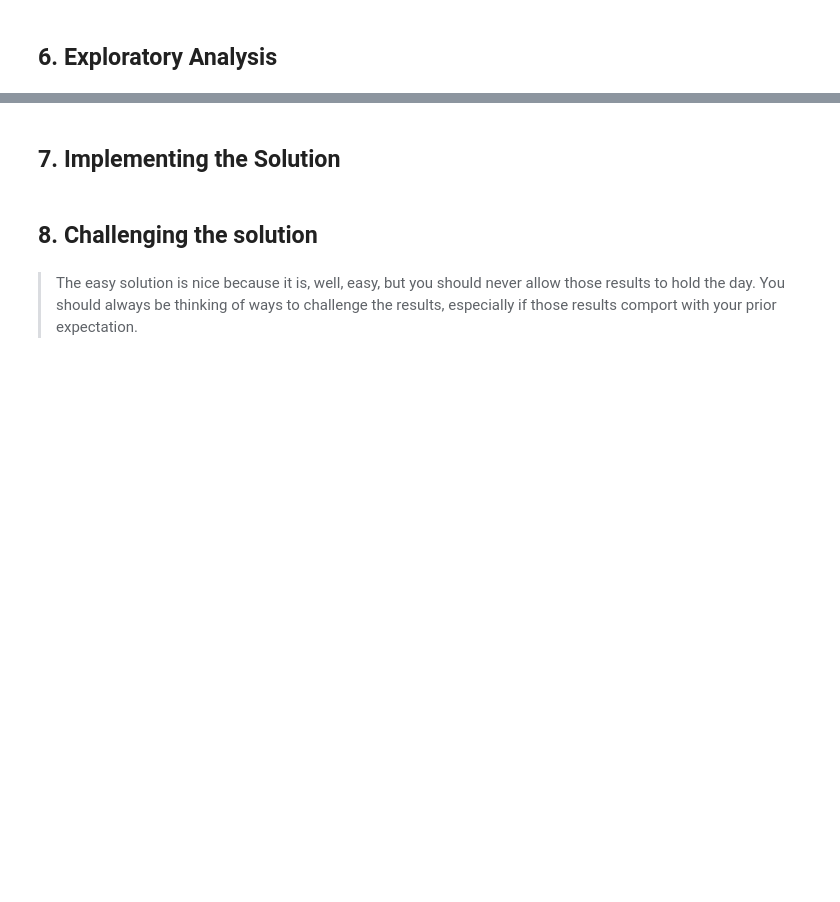
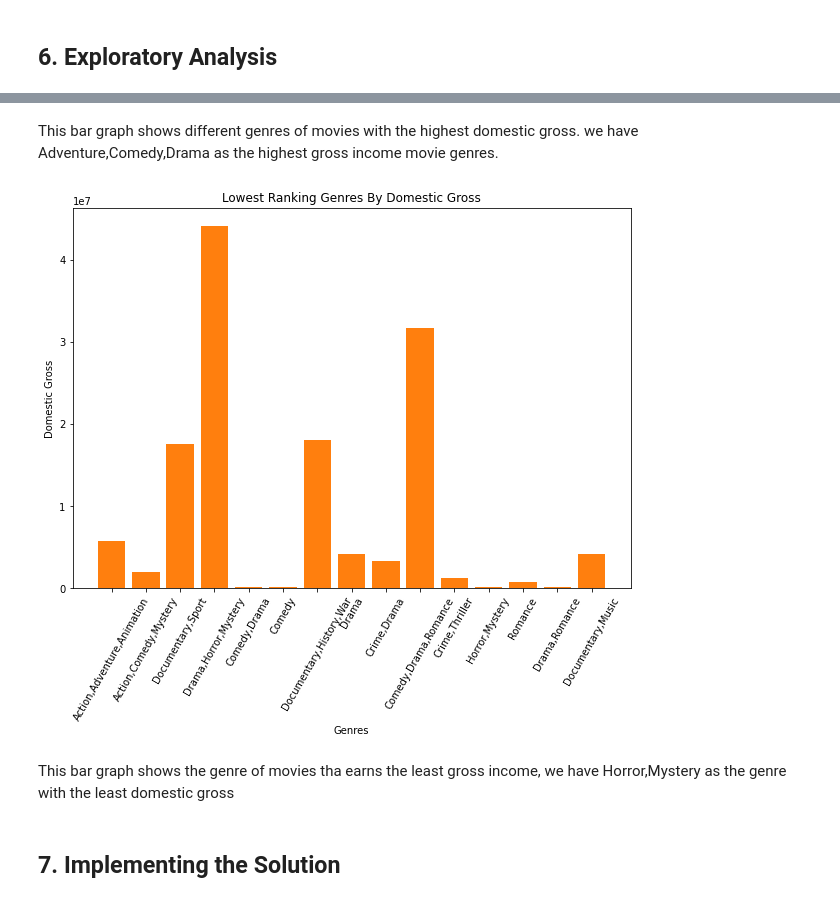
Before and after one commit to judy-sonnie/project-cempletion, a Jupyter notebook: Phase 1 project.ipynb, the cells around one changed output, grey strips where cells are left out. Saved outputs shown, nothing was run; the diff lists cells and outputs as text; code cells hidden in the pictures; blank space fills up the shorter version.

```diff
--- a/Phase 1 project.ipynb
+++ b/Phase 1 project.ipynb
@@ -76,2 +558,21 @@ Making sure your data matches something outside of the dataset is very important
+# %% [markdown]
+This bar graph shows different genres of movies with the highest domestic gross. we have Adventure,Comedy,Drama as the highest gross income movie genres.
+# %%
+fig = plt.figure(figsize =(10, 7))
+df1=df.tail(20)
+x =df1['genres'][:20].values
+y =df1['domestic_gross'][:20]
+plt.bar(x[0:10], y[0:10])
+ax = plt.gca()
+ax.tick_params(axis='x', labelrotation = 60)
+ax.set_xlabel("Genres")
+ax.set_ylabel("Domestic Gross")
+ax.set_title("Lowest Ranking Genres By Domestic Gross")
+plt.bar(x,y)
+plt.show()
+# %% [output]
+[figure, added]
+# %% [markdown]
+This bar graph shows the  genre of movies tha earns the least gross income, we have Horror,Mystery as the genre with the least domestic gross
 # %% [markdown]
 ## 7. Implementing the Solution
@@ -81,4 +578,0 @@ Making sure your data matches something outside of the dataset is very important
-# %% [markdown]
-## 8. Challenging the solution
-# %% [markdown]
-> The easy solution is nice because it is, well, easy, but you should never allow those results to hold the day. You should always be thinking of ways to challenge the results, especially if those results comport with your prior expectation.
```
Also changed, not shown: parts of 72 cells of this notebook.
